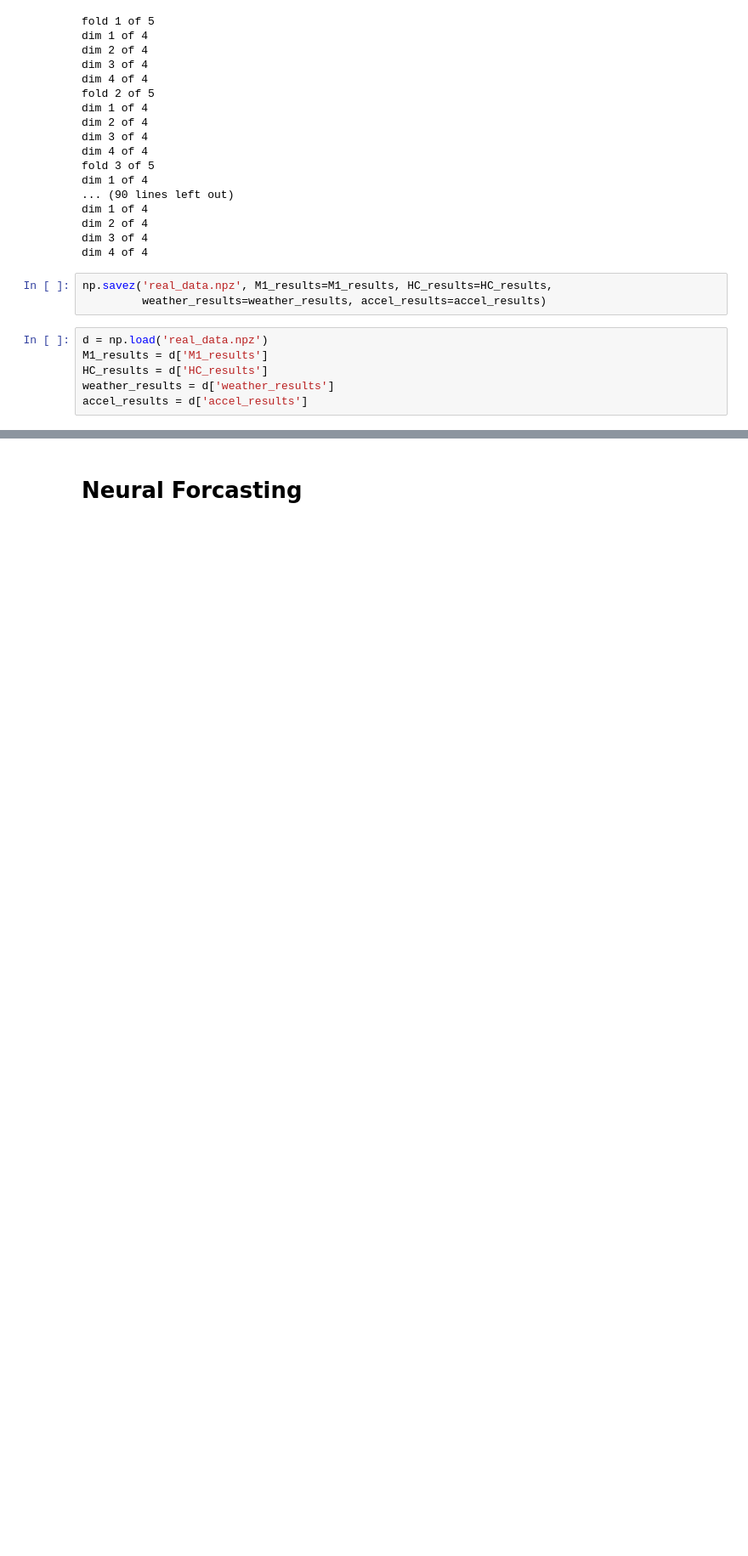
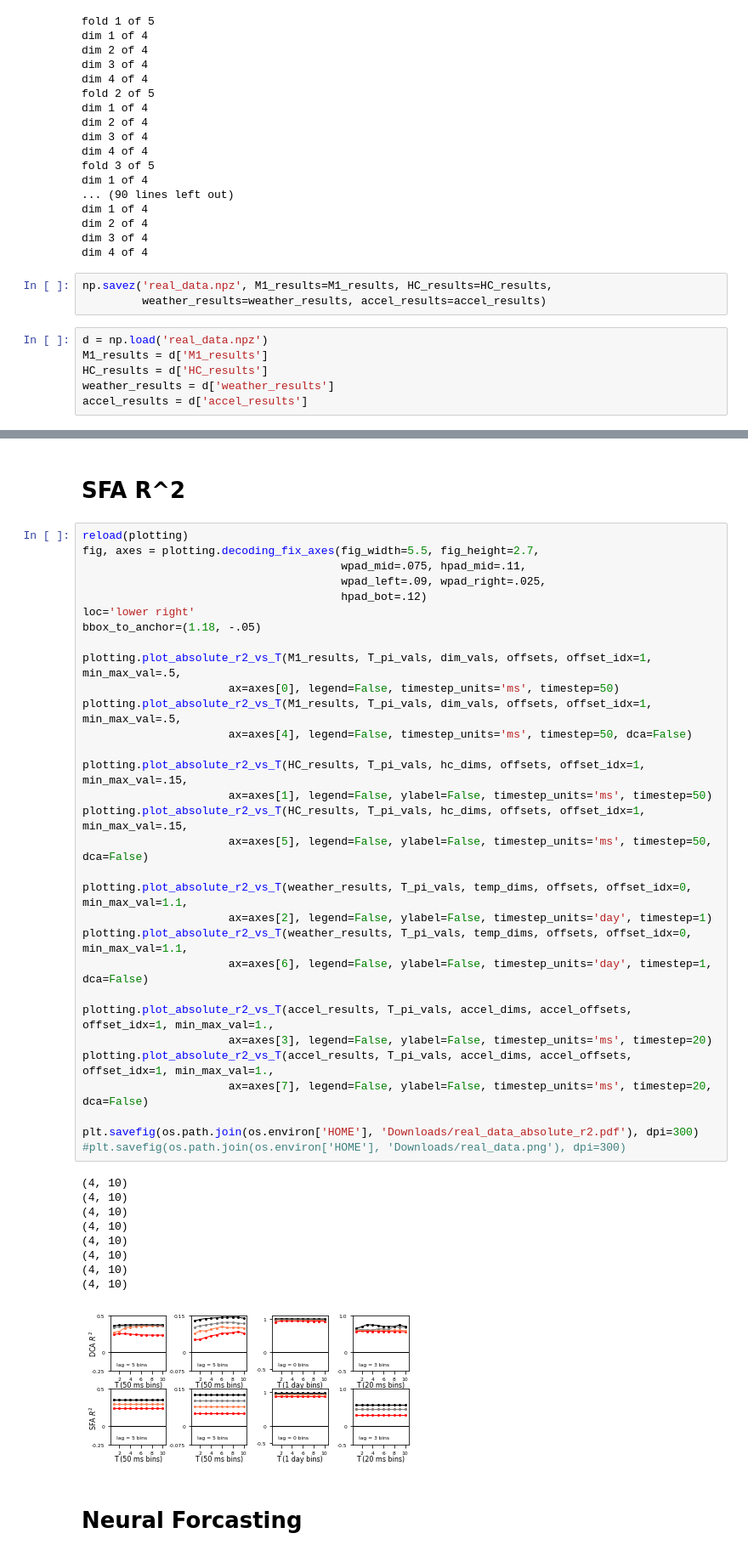
Before and after one commit to BouchardLab/DynamicalComponentsAnalysis, a Jupyter notebook: notebooks/real_data.ipynb, the cells around one changed output, grey strips where cells are left out. Shown: that part at 85% size. Cells and saved outputs as stored; diff of their text form; blank space fills up the shorter version.

```diff
--- a/notebooks/real_data.ipynb
+++ b/notebooks/real_data.ipynb
@@ -124,2 +118,45 @@ plotting.plot_pi_vs_T(accel_results, T_pi_vals, accel_dims, accel_offsets, offse
+# %% [markdown]
+# SFA R^2
+# %%
+reload(plotting)
+fig, axes = plotting.decoding_fix_axes(fig_width=5.5, fig_height=2.7,
+                                       wpad_mid=.075, hpad_mid=.11,
+                                       wpad_left=.09, wpad_right=.025,
+                                       hpad_bot=.12)
+loc='lower right'
+bbox_to_anchor=(1.18, -.05)
+
+plotting.plot_absolute_r2_vs_T(M1_results, T_pi_vals, dim_vals, offsets, offset_idx=1, min_max_val=.5,
+                      ax=axes[0], legend=False, timestep_units='ms', timestep=50)
+plotting.plot_absolute_r2_vs_T(M1_results, T_pi_vals, dim_vals, offsets, offset_idx=1, min_max_val=.5,
+                      ax=axes[4], legend=False, timestep_units='ms', timestep=50, dca=False)
+
+plotting.plot_absolute_r2_vs_T(HC_results, T_pi_vals, hc_dims, offsets, offset_idx=1, min_max_val=.15,
+                      ax=axes[1], legend=False, ylabel=False, timestep_units='ms', timestep=50)
+plotting.plot_absolute_r2_vs_T(HC_results, T_pi_vals, hc_dims, offsets, offset_idx=1, min_max_val=.15,
+                      ax=axes[5], legend=False, ylabel=False, timestep_units='ms', timestep=50, dca=False)
+
+plotting.plot_absolute_r2_vs_T(weather_results, T_pi_vals, temp_dims, offsets, offset_idx=0, min_max_val=1.1,
+                      ax=axes[2], legend=False, ylabel=False, timestep_units='day', timestep=1)
+plotting.plot_absolute_r2_vs_T(weather_results, T_pi_vals, temp_dims, offsets, offset_idx=0, min_max_val=1.1,
+                      ax=axes[6], legend=False, ylabel=False, timestep_units='day', timestep=1, dca=False)
+
+plotting.plot_absolute_r2_vs_T(accel_results, T_pi_vals, accel_dims, accel_offsets, offset_idx=1, min_max_val=1.,
+                      ax=axes[3], legend=False, ylabel=False, timestep_units='ms', timestep=20)
+plotting.plot_absolute_r2_vs_T(accel_results, T_pi_vals, accel_dims, accel_offsets, offset_idx=1, min_max_val=1.,
+                      ax=axes[7], legend=False, ylabel=False, timestep_units='ms', timestep=20, dca=False)
+
+plt.savefig(os.path.join(os.environ['HOME'], 'Downloads/real_data_absolute_r2.pdf'), dpi=300)
+#plt.savefig(os.path.join(os.environ['HOME'], 'Downloads/real_data.png'), dpi=300)
+# %% [output]
+(4, 10)
+(4, 10)
+(4, 10)
+(4, 10)
+(4, 10)
+(4, 10)
+(4, 10)
+(4, 10)
+[figure, added]
 # %% [markdown]
 # Neural Forcasting
```
Also changed, not shown: parts of 7 cells of this notebook, 2 other files.
